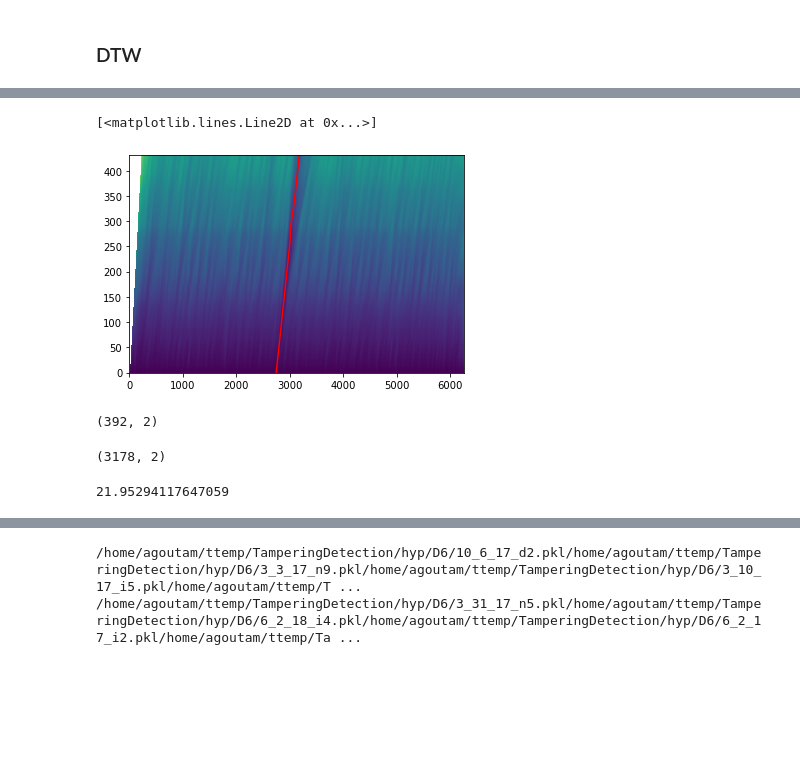
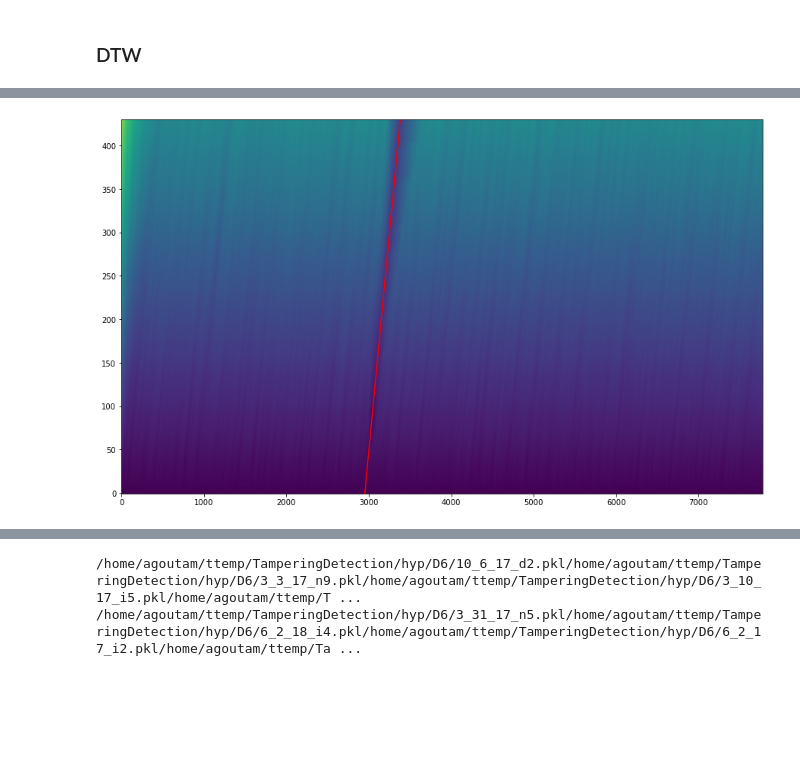
Before and after one commit to HMC-MIR/HSTW, a Jupyter notebook: 02_speech_align.ipynb, the cells around one changed output, grey strips where cells are left out. Cells and saved outputs as stored; diff of their text form; code cells hidden in the pictures.

```diff
--- a/02_speech_align.ipynb
+++ b/02_speech_align.ipynb
@@ -22,4 +22,4 @@ ref_dir = '/home/{}/ttemp/TamperingDetection/speech/ref'.format(user)
 # %% [markdown]
 ### MFCC
 # %%
-mfcc_ref = getMFCC("10_6_17", mfcc_type='old')
+mfcc_ref = getMFCC("10_6_17", mfcc_type = 'new')
@@ -45,2 +38,2 @@ plt.show()
 # %%
-mfcc_query = getMFCC("10_6_17", piece_type="queries", edit_type="i1", mfcc_type='old')
+mfcc_query = getMFCC("10_6_17", time = editTimeSec, piece_type="queries", edit_type="i1")
@@ -86,14 +77,15 @@ plt.show()
 # the cumulative cost matrix D, the best path through D, and the shape of D
 
 def getPath(query_id, edit_type='n', piece=1, weightSet = 'D1'):
-    mfcc_ref = getMFCC(query_id)
-    mfcc_query = getMFCC(query_id, piece_type="queries", edit_type=edit_type+str(piece))
+    mfcc_ref = getMFCC(query_id, time = editTimeSec)
+    mfcc_query = getMFCC(query_id, time = editTimeSec, piece_type="queries", edit_type=edit_type+str(piece))
     dist = euclidean_distances(mfcc_query, mfcc_ref)
     D, wp = librosa.sequence.dtw(C=dist, subseq=True, step_sizes_sigma=sigma, weights_mul=dtw_weights[weightSet])
-    return D, wp[::-1], dist.shape[1], dist.shape[0]
+    #return D, wp[::-1], dist.shape[1], dist.shape[0]
+    return D, wp, dist.shape[1], dist.shape[0]
 # %%
 piece = 7
 edit_type='r'
 
-D_i, wp_i, ref_feat_size, query_feat_size = getPath("10_6_17", edit_type=edit_type, piece=piece, weightSet = 'D3')
-fstart, fend, path, labels = getGtPath("10_6_17", ref_feat_size, query_feat_size, edit_type=edit_type, piece=piece)
+D_i, wp_i, ref_feat_size, query_feat_size = getPath("12_16_17", edit_type=edit_type, piece=piece, weightSet = 'D3')
+fstart, fend, path, labels = getGtPath("12_16_17", ref_feat_size, query_feat_size, edit_type=edit_type, piece=piece)
@@ -121,21 +112,10 @@ array([ 430, 3178])
 # %%
+plt.figure(figsize = (15,9))
 plt.imshow(D_i, aspect='auto', origin='lower')
 plt.plot(wp_i[:,1], wp_i[:,0], 'r')
+plt.show()
 # %% [output]
-[<matplotlib.lines.Line2D at 0x...>]
-[figure, old version]
+[figure, new version]
-# %%
-wp_i.shape
-# %% [output]
-(392, 2)
-# %%
-path.shape
-# %% [output]
-(3178, 2)
-# %%
-3732/170
-# %% [output]
-21.95294117647059
 # %%
 # data_dir = '../../ttemp/TamperingDetection'
 # query_id = "10_6_17"
```
Also changed, not shown: parts of 18 cells of this notebook, 3 other files.
